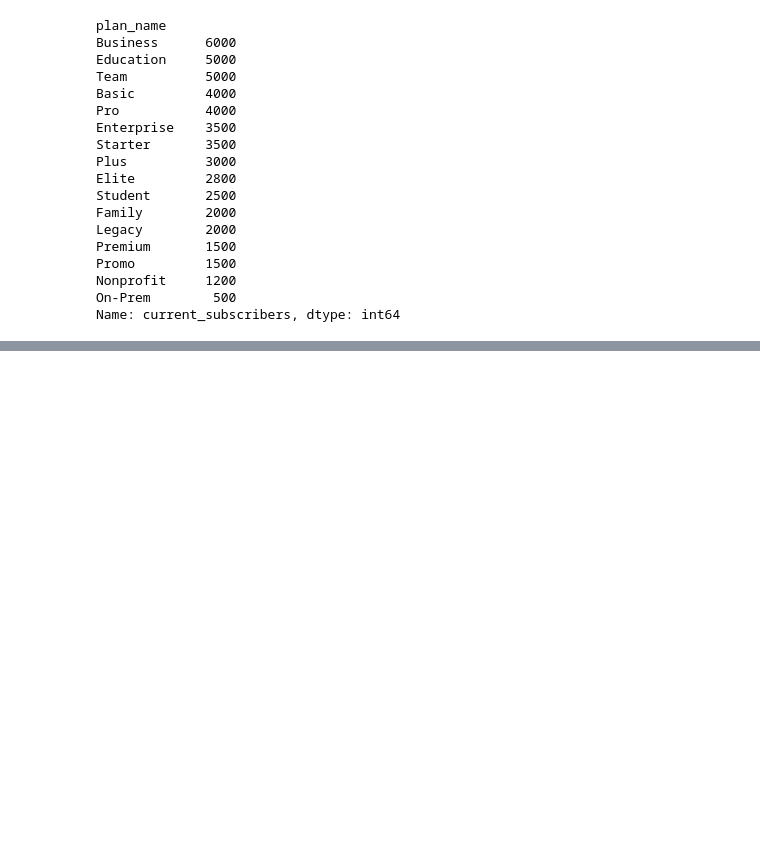
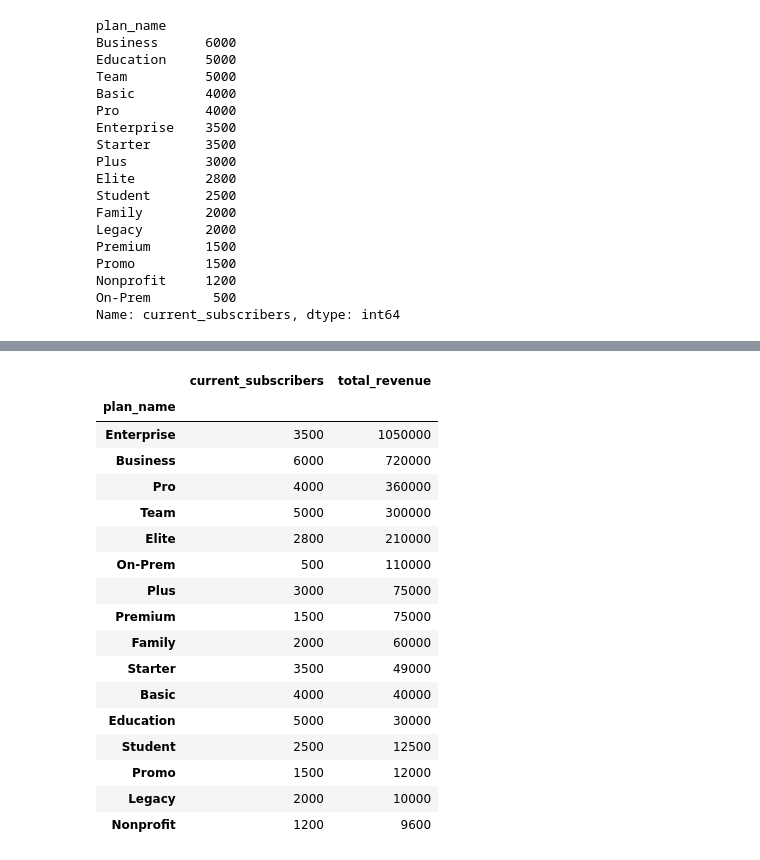
Before and after one commit to varshanookarapu/0_Subscription_Breakeven_Analysis, a Jupyter notebook: Subscription Breakdown Analysis.ipynb, the cells around one changed output, grey strips where cells are left out. Drawn from its saved outputs; the diff is of its cells as text; code cells hidden in the pictures; blank space fills up the shorter version.

```diff
--- a/Subscription Breakdown Analysis.ipynb
+++ b/Subscription Breakdown Analysis.ipynb
@@ -91,3 +94,28 @@ df.head(16)
 | 13 | 314 | Promo | Consumer | 12000 | 8 | 8 | ... |
 | 14 | 315 | Legacy | Legacy | 9000 | 9 | 5 | ... |
 | 15 | 316 | On-Prem | Business | 500000 | 218 | 220 | ... |
+# %%
+## Total Count of Subscribers and total revenue per plan
+df.groupby('plan_name').agg({
+'current_subscribers' : 'sum',
+'total_revenue':'sum'
+}).sort_values('total_revenue',ascending=False)
+# %% [output]
+|  | current_subscribers | total_revenue |
+| plan_name |  |  |
+| Enterprise | 3500 | 1050000 |
+| Business | 6000 | 720000 |
+| Pro | 4000 | 360000 |
+| Team | 5000 | 300000 |
+| Elite | 2800 | 210000 |
+| On-Prem | 500 | 110000 |
+| Plus | 3000 | 75000 |
+| Premium | 1500 | 75000 |
+| Family | 2000 | 60000 |
+| Starter | 3500 | 49000 |
+| Basic | 4000 | 40000 |
+| Education | 5000 | 30000 |
+| Student | 2500 | 12500 |
+| Promo | 1500 | 12000 |
+| Legacy | 2000 | 10000 |
+| Nonprofit | 1200 | 9600 |
```
Also changed, not shown: parts of 12 cells of this notebook.
